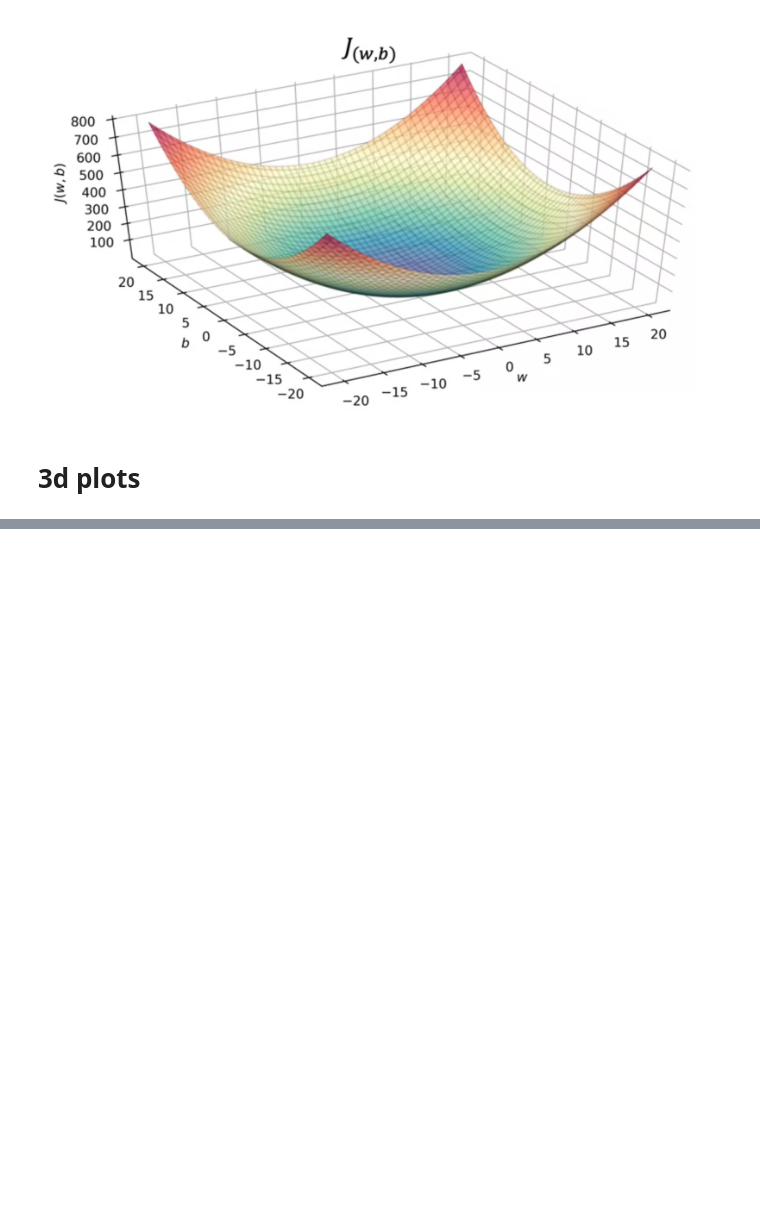
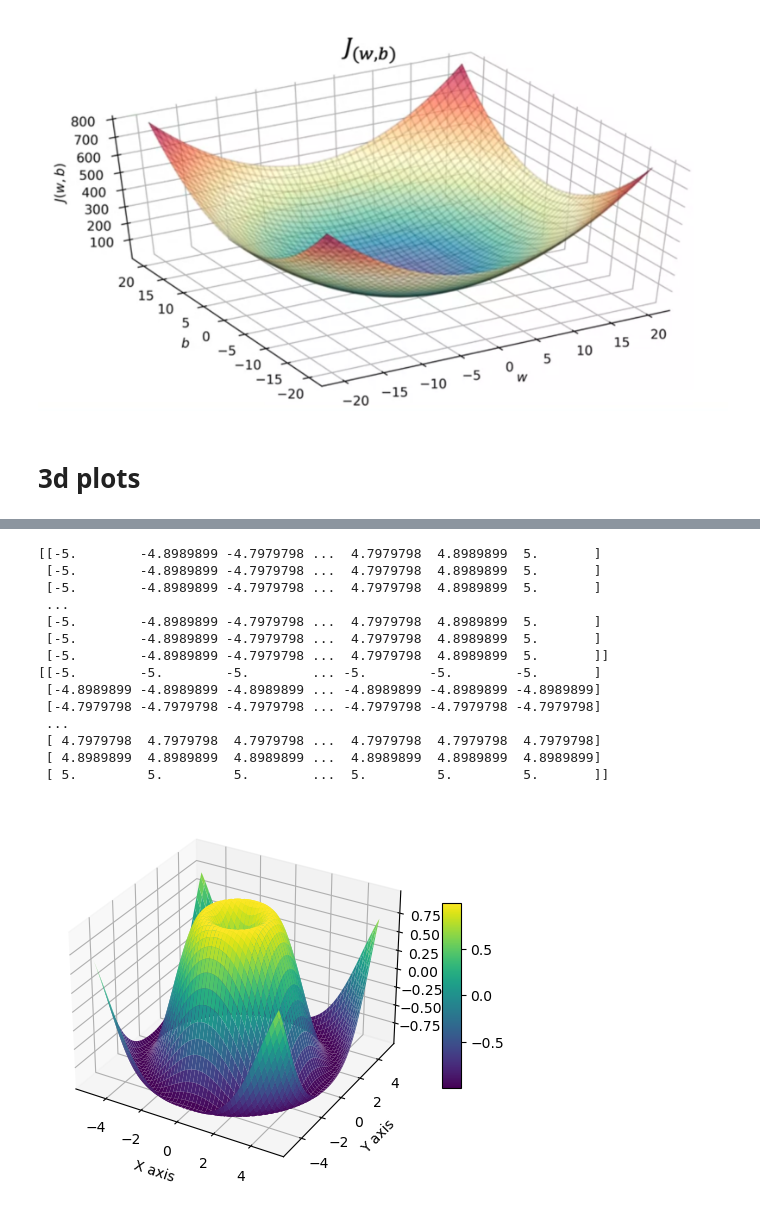
Before and after one commit to pkirlin/ml-s25-materials, a Jupyter notebook: linear-regression/cost-func-intuition.ipynb, the cells around one changed output, grey strips where cells are left out. Saved outputs shown, nothing was run; the diff lists cells and outputs as text; code cells hidden in the pictures; blank space fills up the shorter version.

```diff
--- a/linear-regression/cost-func-intuition.ipynb
+++ b/linear-regression/cost-func-intuition.ipynb
@@ -88,0 +97,47 @@ plt.show()
+# %%
+
+import matplotlib.pyplot as plt
+from mpl_toolkits.mplot3d import Axes3D
+import numpy as np
+
+# Create a grid of x and y values
+x = np.linspace(-5, 5, 100)
+y = np.linspace(-5, 5, 100)
+x, y = np.meshgrid(x, y)
+print(x)
+print(y)
+
+# Define a function for the z values
+z = np.sin(np.sqrt(x**2 + y**2))
+
+# Create a 3D plot
+fig = plt.figure()
+ax = fig.add_subplot(111, projection='3d')
+
+# Plot the surface
+surface = ax.plot_surface(x, y, z, cmap='viridis')
+
+# Add labels and a color bar
+ax.set_xlabel('X axis')
+ax.set_ylabel('Y axis')
+ax.set_zlabel('Z axis')
+fig.colorbar(surface, ax=ax, shrink=0.5, aspect=10)
+
+# Show the plot
+plt.show()
+# %% [output]
+[[-5.        -4.8989899 -4.7979798 ...  4.7979798  4.8989899  5.       ]
+ [-5.        -4.8989899 -4.7979798 ...  4.7979798  4.8989899  5.       ]
+ [-5.        -4.8989899 -4.7979798 ...  4.7979798  4.8989899  5.       ]
+ ...
+ [-5.        -4.8989899 -4.7979798 ...  4.7979798  4.8989899  5.       ]
+ [-5.        -4.8989899 -4.7979798 ...  4.7979798  4.8989899  5.       ]
+ [-5.        -4.8989899 -4.7979798 ...  4.7979798  4.8989899  5.       ]]
+[[-5.        -5.        -5.        ... -5.        -5.        -5.       ]
+ [-4.8989899 -4.8989899 -4.8989899 ... -4.8989899 -4.8989899 -4.8989899]
+ [-4.7979798 -4.7979798 -4.7979798 ... -4.7979798 -4.7979798 -4.7979798]
+ ...
+ [ 4.7979798  4.7979798  4.7979798 ...  4.7979798  4.7979798  4.7979798]
+ [ 4.8989899  4.8989899  4.8989899 ...  4.8989899  4.8989899  4.8989899]
+ [ 5.         5.         5.        ...  5.         5.         5.       ]]
+[figure, added]
```
Also changed, not shown: parts of 8 cells of this notebook, 5 other files.
